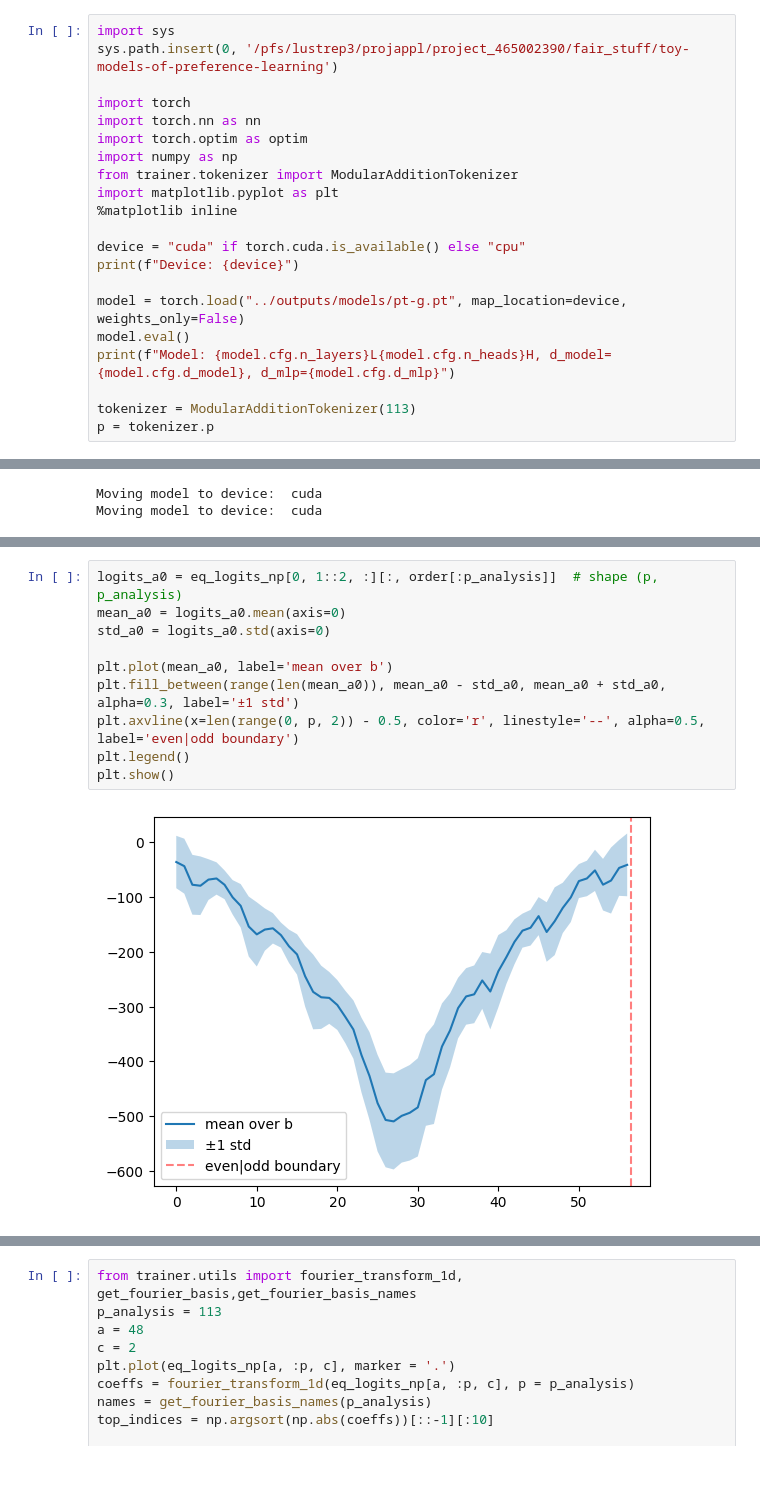
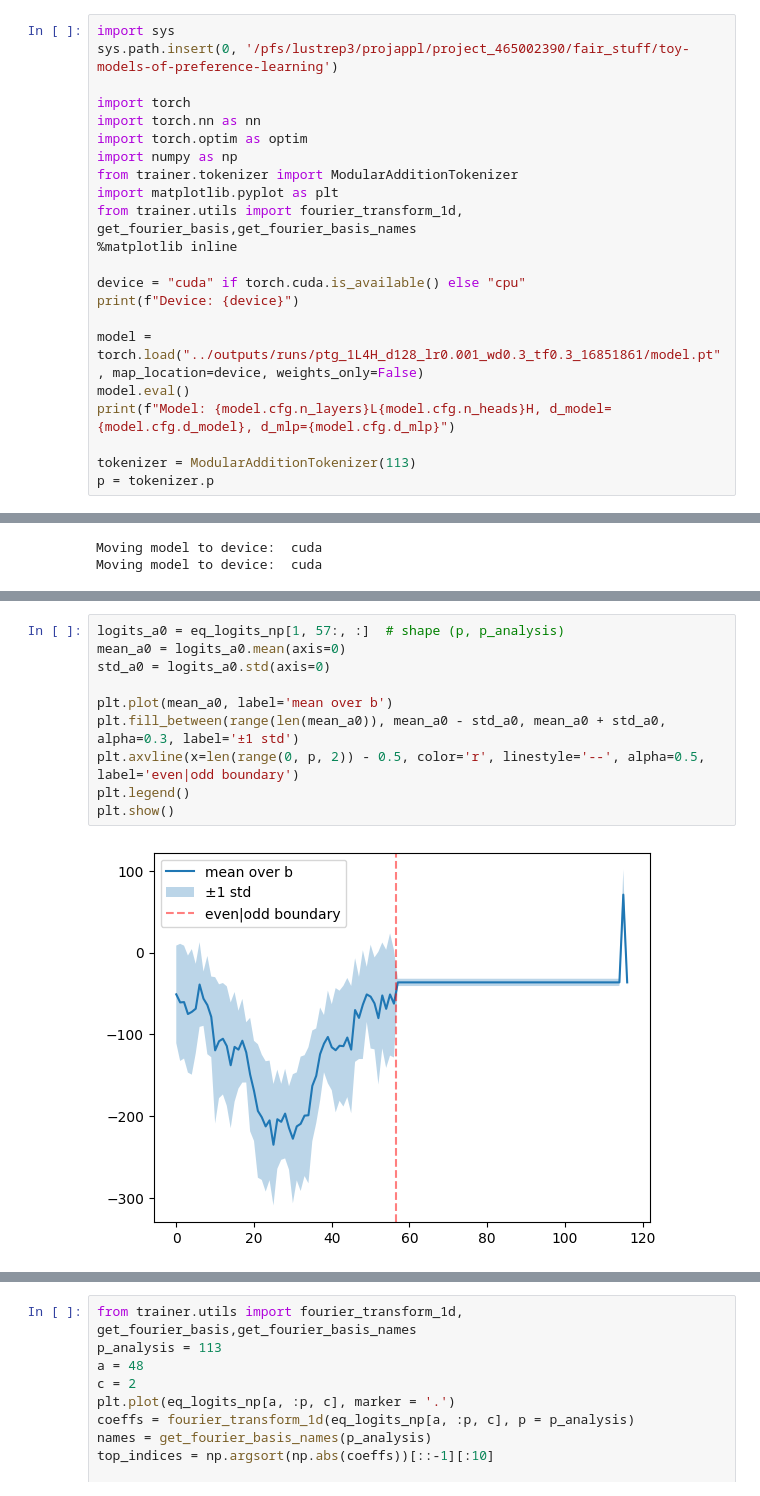
Before and after one commit to karthikviswanathn/toy-models-of-preference-learning, a Jupyter notebook: scribe-notebooks/testing_less_than_preference.ipynb, the cells around one changed output, grey strips where cells are left out. Drawn from its saved outputs; the diff is of its cells as text.

```diff
--- a/scribe-notebooks/testing_less_than_preference.ipynb
+++ b/scribe-notebooks/testing_less_than_preference.ipynb
@@ -36,12 +36,13 @@ import torch.optim as optim
 import numpy as np
 from trainer.tokenizer import ModularAdditionTokenizer
 import matplotlib.pyplot as plt
+from trainer.utils import fourier_transform_1d, get_fourier_basis,get_fourier_basis_names
 %matplotlib inline
 
 device = "cuda" if torch.cuda.is_available() else "cpu"
 print(f"Device: {device}")
 
-model = torch.load("../outputs/models/pt-g.pt", map_location=device, weights_only=False)
+model = torch.load("../outputs/runs/ptg_1L4H_d128_lr0.001_wd0.3_tf0.3_16851861/model.pt", map_location=device, weights_only=False)
 model.eval()
 print(f"Model: {model.cfg.n_layers}L{model.cfg.n_heads}H, d_model={model.cfg.d_model}, d_mlp={model.cfg.d_mlp}")
 
@@ -157,13 +155,13 @@ Top 10 Fourier Components:
 # %%
-logits_a0 = eq_logits_np[0, 1::2, :][:, order[:p_analysis]]  # shape (p, p_analysis)
+logits_a0 = eq_logits_np[1, 57:, :]  # shape (p, p_analysis)
 mean_a0 = logits_a0.mean(axis=0)
 std_a0 = logits_a0.std(axis=0)
 
 plt.plot(mean_a0, label='mean over b')
 plt.fill_between(range(len(mean_a0)), mean_a0 - std_a0, mean_a0 + std_a0, alpha=0.3, label='±1 std')
 plt.axvline(x=len(range(0, p, 2)) - 0.5, color='r', linestyle='--', alpha=0.5, label='even|odd boundary')
 plt.legend()
 plt.show()
 # %% [output]
-[figure, old version]
+[figure, new version]
 # %%
```
Also changed, not shown: parts of 15 cells of this notebook, 14 other files.
